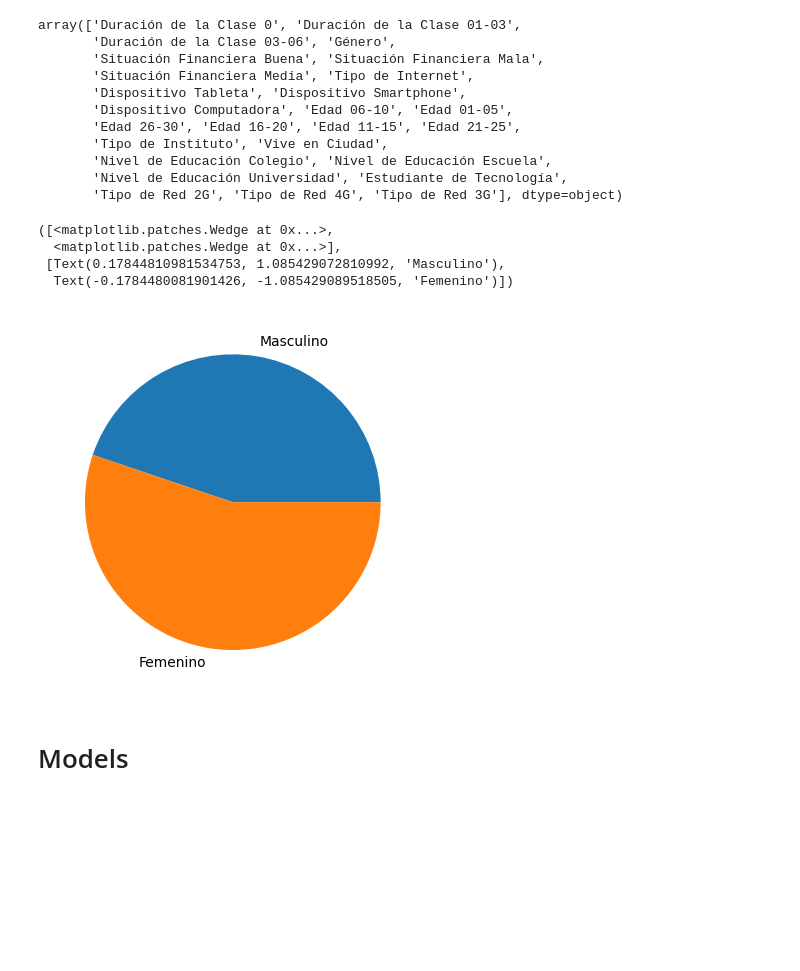
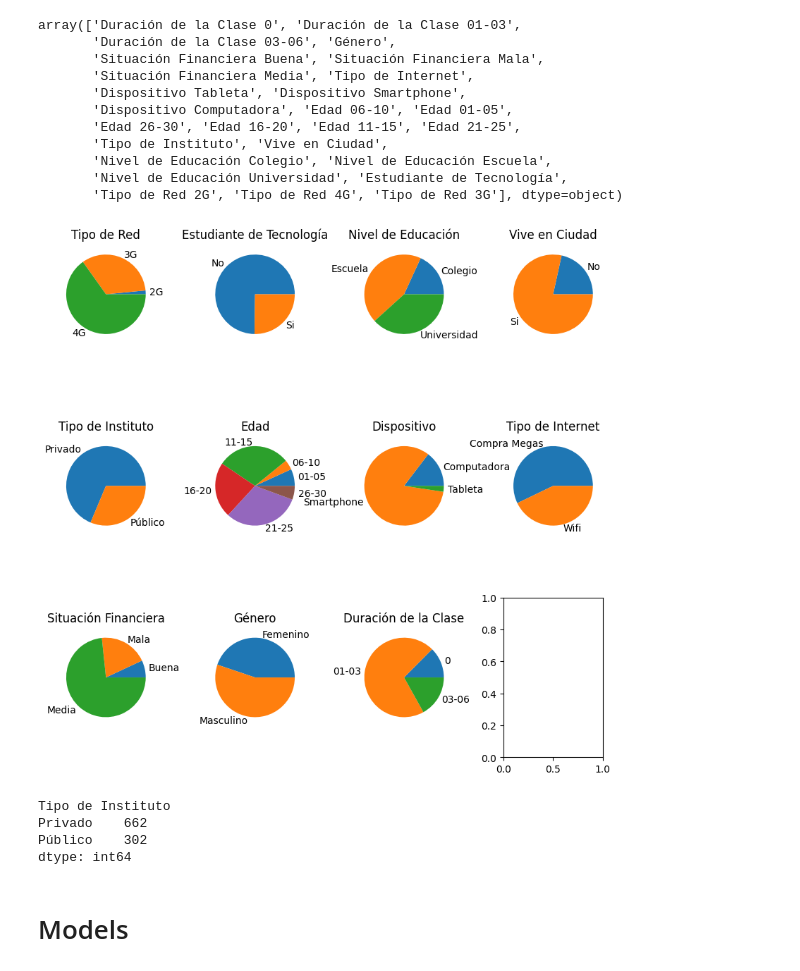
Before and after one commit to RedoRojo/Neural-Network-Classification, a Jupyter notebook: cuaderno.ipynb, the cells around one changed output. Drawn from its saved outputs; the diff is of its cells as text; code cells hidden in the pictures; blank space fills up the shorter version.

Commit message:
Data distributions in pie charts

```diff
--- a/cuaderno.ipynb
+++ b/cuaderno.ipynb
@@ -169,16 +171,60 @@ array(['Duración de la Clase 0', 'Duración de la Clase 01-03',
        'Nivel de Educación Colegio', 'Nivel de Educación Escuela',
        'Nivel de Educación Universidad', 'Estudiante de Tecnología',
        'Tipo de Red 2G', 'Tipo de Red 4G', 'Tipo de Red 3G'], dtype=object)
+# %%
+def plot_pies(dataset):
+    display=len(dataset.columns.values)
+    fig, axes = plt.subplots(3,4,figsize=(10, 10))
+    fig.subplots_adjust(wspace=.5)
+    counter=0
+    x=(0, 0, 0, 0, 1, 1, 1, 1, 2, 2, 2, 2)
+    z=(0, 1, 2, 3, 0, 1, 2, 3, 0, 1 ,2 ,3)
+    for i in dataset.columns.values:
+            val1=x[counter]
+            val2=z[counter]
+            y=dataset.pivot_table(index = [i], aggfunc ='size')
+            axes[val1][val2].pie(y, labels =list(y.keys()))
+            axes[val1][val2].set_title(i, fontsize = 12)
+            counter=counter+1
+    plt.show()
+
+# for i, (idx, row) in enumerate(table.head(8).iterrows()):
+#     ax = axes[i // 3, i % 3]
+#     row = row[row.gt(row.sum() * .01)]
+#     ax.pie(row,
+#            labels=row.values,
+#            startangle=30,
+#            wedgeprops=dict(width=.5), # For donuts
+#            colors=colors,
+#            textprops={'color':font_color})
+#     ax.set_title(idx, fontsize=16, color=font_color)
+
+#     legend = plt.legend([x[1] for x in row.index],
+#                         bbox_to_anchor=(1.3, .87), # Legend position
+#                         loc='upper left',
+#                         ncol=1,
+#                         fancybox=True)
+#     for text in legend.get_texts():
+#         plt.setp(text, color=font_color) # Legend font color
+
+# fig.subplots_adjust(wspace=.2) # Space between charts
+
+# title = fig.suptitle('Categories of crime in London boroughs', y=.95, fontsize=20, color=font_color)
+# # To prevent the title from being cropped
+# plt.subplots_adjust(top=0.85, bottom=0.15)
 # %%
 #encoded_dataset.plot.pie(y='Género', figsize=(5, 5))
-y = np.array(dataset.pivot_table(index = ['Género'], aggfunc ='size'))
-plt.pie(y, labels =dataset['Género'].unique())
+
+plot_pies(dataset)
 # %% [output]
-([<matplotlib.patches.Wedge at 0x...>,
-  <matplotlib.patches.Wedge at 0x...>],
- [Text(0.17844810981534753, 1.085429072810992, 'Masculino'),
-  Text(-0.1784480081901426, -1.085429089518505, 'Femenino')])
-[figure, old version]
+[figure, new version]
+# %%
+dataset.pivot_table(index = ['Tipo de Instituto'], aggfunc ='size')
+# %% [output]
+Tipo de Instituto
+Privado    662
+Público    302
+dtype: int64
 # %% [markdown]
 # Models
 # %% [markdown]
```
Also changed, not shown: parts of 1 cell of this notebook.
